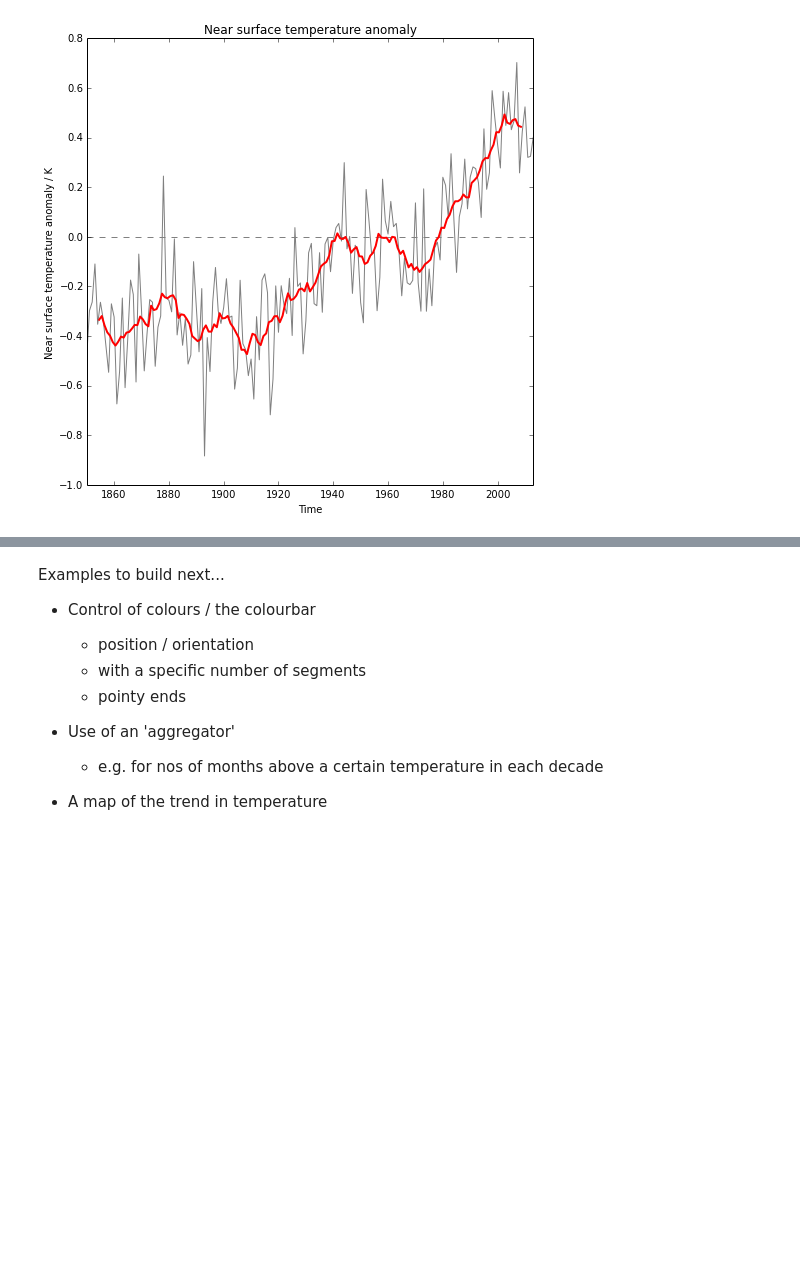
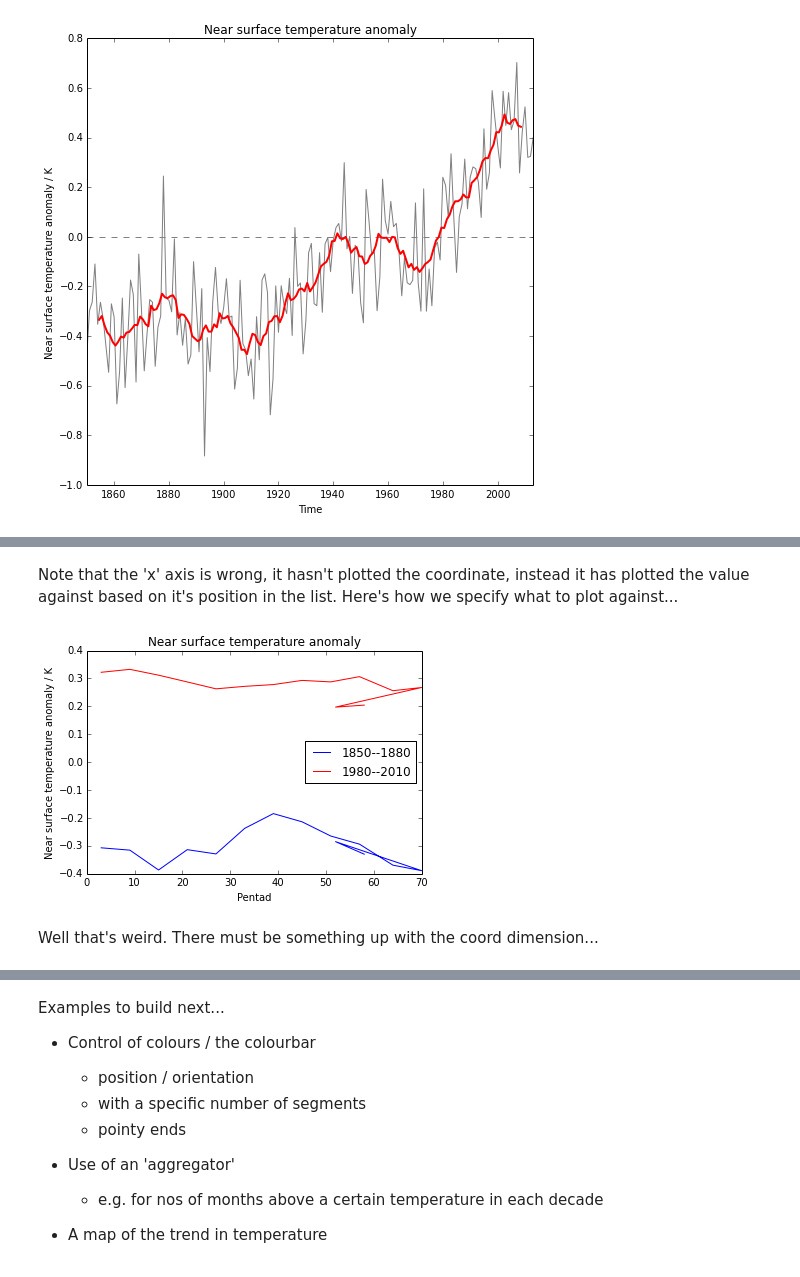
Before and after one commit to OliverBrowne/my_notebooks, a Jupyter notebook: Iris_worked_examples.ipynb, the cells around one changed output, grey strips where cells are left out. Cells and saved outputs as stored; diff of their text form; code cells hidden in the pictures; blank space fills up the shorter version.

```diff
--- a/Iris_worked_examples.ipynb
+++ b/Iris_worked_examples.ipynb
@@ -6,34 +6,45 @@ These are some more advanced worked examples demonstrating features, generally f
 # modules we'll need...
 import iris
 import iris.analysis.cartography # <-- for grid-cell weighting
-import iris.coord_categorisation # <-- for creating new season coordinates
+import iris.coord_categorisation # <-- for creating new season coords
 import iris.quickplot # <-- wrapper for easy plotting of Iris cubes
 import matplotlib.dates # <-- tools for generating lists of dates easily
 import matplotlib.pyplot # <-- generaly plotting tools
 
 # load..
-sat = iris.load_cube('~/data/HadCRUT*.nc','near_surface_temperature_anomaly')
+sat = iris.load_cube('~/data/HadCRUT*.nc', \
+                     'near_surface_temperature_anomaly')
 
 # Average in space..
-# --> add bounds
-sat.coord('latitude').guess_bounds()
-sat.coord('longitude').guess_bounds()
-# --> calculate weight of each cell
-cell_size = iris.analysis.cartography.area_weights(sat)
-# --> perform average
-sat_ts = sat.collapsed(['latitude','longitude'], iris.analysis.MEAN, weights=cell_size)
+def area_avg(cube):
+    """
+    Simple function to calculate the area-average.
+    Makes lots of assumptions!
+    """
+    # --> add bounds
+    cube.coord('latitude').guess_bounds()
+    cube.coord('longitude').guess_bounds()
+    # --> calculate weight of each cell
+    cell_size = iris.analysis.cartography.area_weights(cube)
+    # --> perform average
+    return cube.collapsed(['latitude','longitude'], \
+                          iris.analysis.MEAN, weights=cell_size)
+
+sat_ts = area_avg(sat)
 
 # Calculate the winter average..
 # --> add 'season' coordinates
 iris.coord_categorisation.add_season(sat_ts,'time')
 iris.coord_categorisation.add_season_year(sat_ts,'time')
 # --> group data by season and season-year, and average
-sat_ts_seasons = sat_ts.aggregated_by(['season','season_year'],iris.analysis.MEAN)
+sat_ts_seasons = sat_ts.aggregated_by(['season','season_year'],\
+                                      iris.analysis.MEAN)
 # --> get just the winters
 sat_ts_djf = sat_ts_seasons.extract(iris.Constraint(season='djf'))
 
 # Calculate a decadally-smoothed form of the data
-#     At the moment rolling_window has a bug, so we need to remove any dependent string coordinate (e.g. season) first
+#     At the moment rolling_window has a bug, so we need to remove
+#     any dependent string coordinate (e.g. season) first
 # --> remove string coordinate
 sat_ts_djf.remove_coord('season')
 # --> apply a rolling-window, averaging, in chunks of 10
@@ -49,7 +60,8 @@ matplotlib.pyplot.axhline(0, linestyle='--', color='grey')
 # --> add out smoothed data, in red, and thicker
 iris.quickplot.plot(smooth, 'r', linewidth=2.0)
 
-# We don't really like the position of those x-axis ticks, so let's change those up.
+# We don't really like the position of those x-axis ticks, so let's
+# change those up.
 # --> get a handle to the x-axis..
 xaxis = matplotlib.pyplot.gca().xaxis
 # --> use matplotlib's generator to make date ticks every 20 years
@@ -61,0 +140,13 @@ matplotlib.pyplot.show()
+# %% [markdown]
+Note that the 'x' axis is wrong, it hasn't plotted the coordinate, instead it has plotted the value against based on it's position in the list.  Here's how we specify what to plot against...
+# %%
+iris.quickplot.plot(sat_ts_start.coord('pentad'),sat_ts_start,'b',\
+                    label='1850--1880')
+iris.quickplot.plot(sat_ts_end.coord('pentad'),sat_ts_end,'r',\
+                    label='1980--2010')
+matplotlib.pyplot.legend(loc='center right')
+matplotlib.pyplot.show()
+# %% [output]
+[figure, added]
+# %% [markdown]
+Well that's weird.  There must be something up with the coord dimension...
```
Also changed, not shown: parts of 9 cells of this notebook.
